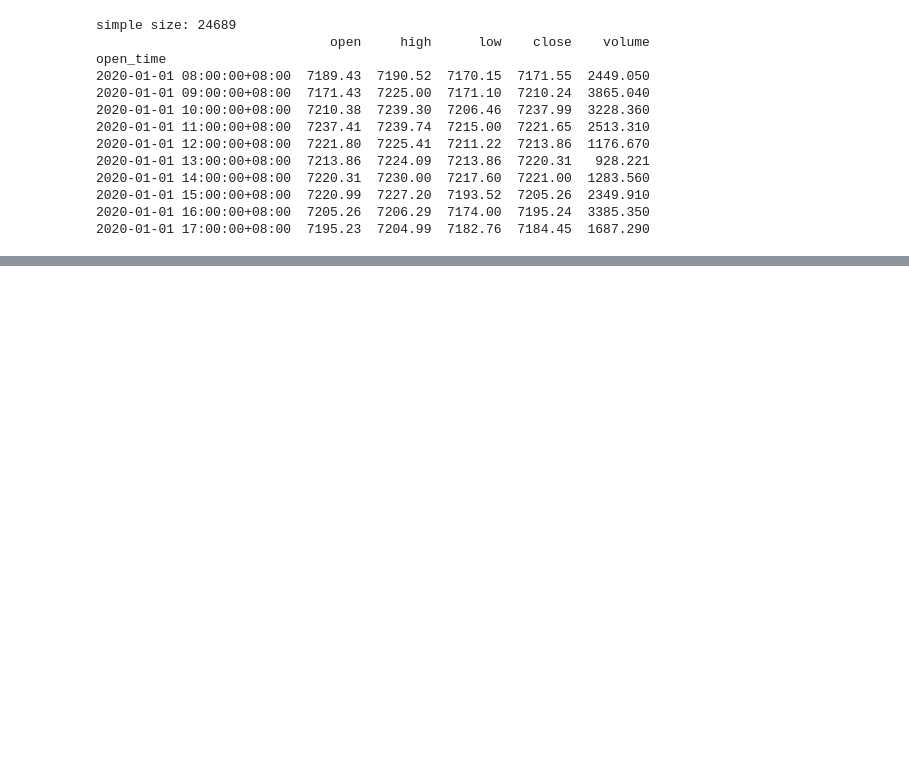
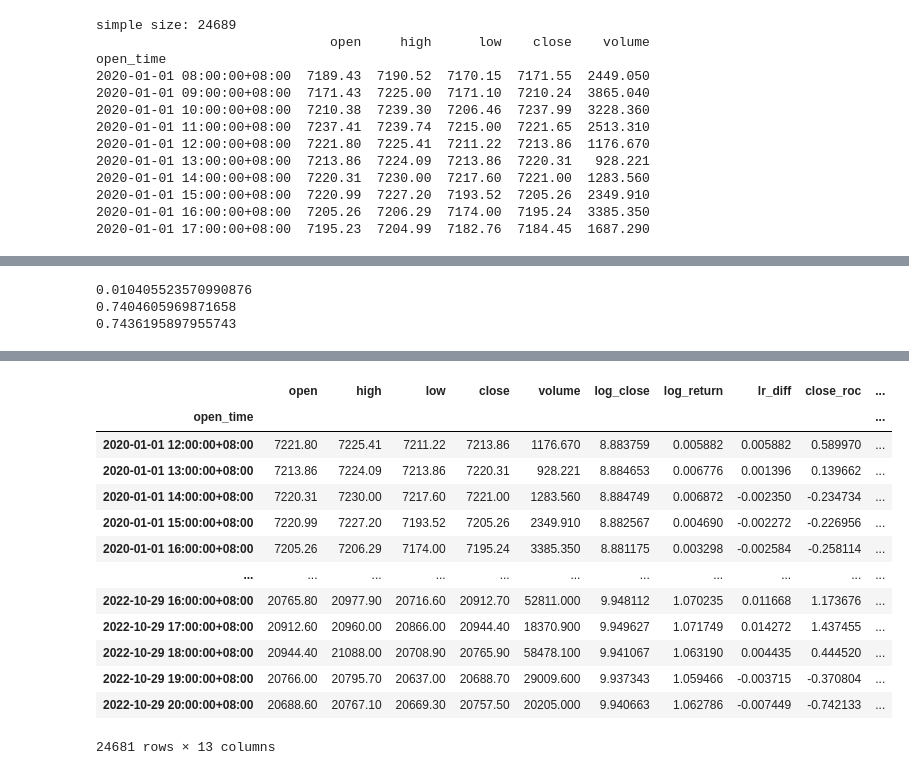
Before and after one commit to Xib1uvXi/resfmlq, a Jupyter notebook: research/r1/mvp.ipynb, the cells around one changed output, grey strips where cells are left out. Drawn from its saved outputs; the diff is of its cells as text; code cells hidden in the pictures; blank space fills up the shorter version.

Commit message:
add slope

```diff
--- a/research/r1/mvp.ipynb
+++ b/research/r1/mvp.ipynb
@@ -173,0 +87,43 @@ feature
+# %%
+import talib
+from mlq.features.correlation import CorrelationAnalyer
+from mlq.features.adf import ADFChecker
+
+
+# corr_checker = CorrChecker(tmp)
+# print(corr_checker.corr_check('close', 'slop'))
+# corr_checker.plot(['close', 'slop'], method='pearson')
+
+
+class SlopFactor:
+    timeperiod: int
+    factor: pd.Series
+
+
+    def __init__(self, timeperiod: int):
+        self.timeperiod = timeperiod
+
+    def name(self) -> str:
+        return 'slop_%d' %self.timeperiod
+
+    def extract(self, df: pd.DataFrame) -> pd.DataFrame:
+        self.factor = pd.Series(talib.LINEARREG_SLOPE(df['close'].values, timeperiod=self.timeperiod), index=df.index)
+        ADFChecker(self.factor).is_stationary()
+        df[self.name()] = self.factor
+        return df
+
+
+slope_4 = SlopFactor(4)
+df = slope_4.extract(df)
+df.dropna(inplace=True)
+
+ca = CorrelationAnalyer()
+print(ca.corr(df['lr_diff'], df[slope_4.name()]))
+
+ca.plot(df[['close', 'lr_diff', 'close_roc', slope_4.name(),]], method='pearson')
+
+df
+# %% [output]
+0.010405523570990876
+0.7404605969871658
+0.7436195897955743
@@ -173,0 +132,14 @@ feature
+|  | open | high | low | close | volume | log_close | log_return | lr_diff | close_roc | ... |
+| open_time |  |  |  |  |  |  |  |  |  | ... |
+| 2020-01-01 12:00:00+08:00 | 7221.80 | 7225.41 | 7211.22 | 7213.86 | 1176.670 | 8.883759 | 0.005882 | 0.005882 | 0.589970 | ... |
+| 2020-01-01 13:00:00+08:00 | 7213.86 | 7224.09 | 7213.86 | 7220.31 | 928.221 | 8.884653 | 0.006776 | 0.001396 | 0.139662 | ... |
+| 2020-01-01 14:00:00+08:00 | 7220.31 | 7230.00 | 7217.60 | 7221.00 | 1283.560 | 8.884749 | 0.006872 | -0.002350 | -0.234734 | ... |
+| 2020-01-01 15:00:00+08:00 | 7220.99 | 7227.20 | 7193.52 | 7205.26 | 2349.910 | 8.882567 | 0.004690 | -0.002272 | -0.226956 | ... |
+| 2020-01-01 16:00:00+08:00 | 7205.26 | 7206.29 | 7174.00 | 7195.24 | 3385.350 | 8.881175 | 0.003298 | -0.002584 | -0.258114 | ... |
+| ... | ... | ... | ... | ... | ... | ... | ... | ... | ... | ... |
+| 2022-10-29 16:00:00+08:00 | 20765.80 | 20977.90 | 20716.60 | 20912.70 | 52811.000 | 9.948112 | 1.070235 | 0.011668 | 1.173676 | ... |
+| 2022-10-29 17:00:00+08:00 | 20912.60 | 20960.00 | 20866.00 | 20944.40 | 18370.900 | 9.949627 | 1.071749 | 0.014272 | 1.437455 | ... |
+| 2022-10-29 18:00:00+08:00 | 20944.40 | 21088.00 | 20708.90 | 20765.90 | 58478.100 | 9.941067 | 1.063190 | 0.004435 | 0.444520 | ... |
+| 2022-10-29 19:00:00+08:00 | 20766.00 | 20795.70 | 20637.00 | 20688.70 | 29009.600 | 9.937343 | 1.059466 | -0.003715 | -0.370804 | ... |
+| 2022-10-29 20:00:00+08:00 | 20688.60 | 20767.10 | 20669.30 | 20757.50 | 20205.000 | 9.940663 | 1.062786 | -0.007449 | -0.742133 | ... |
+24681 rows × 13 columns
```
Also changed, not shown: parts of 8 cells of this notebook, 4 other files.
